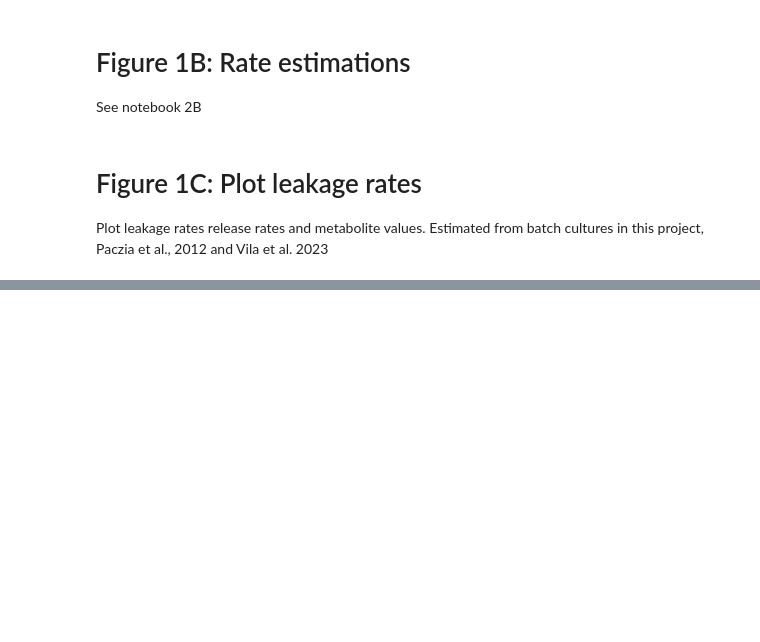
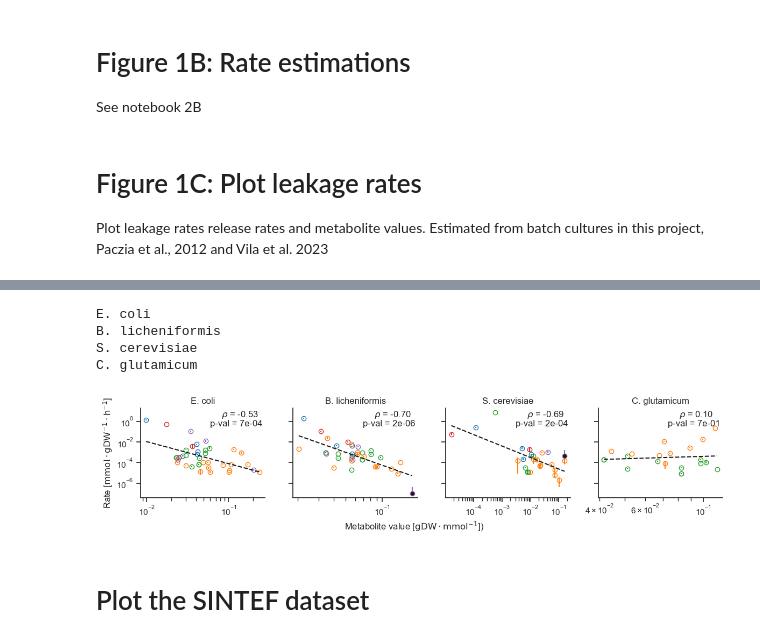
Before and after one commit to sulheim/metabolite-release, a Jupyter notebook: notebooks/1_release_rates/4_div/4C_make_figure_1.ipynb, the cells around one changed output, grey strips where cells are left out. Drawn from its saved outputs; the diff is of its cells as text; code cells hidden in the pictures; blank space fills up the shorter version.

```diff
--- a/notebooks/1_release_rates/4_div/4C_make_figure_1.ipynb
+++ b/notebooks/1_release_rates/4_div/4C_make_figure_1.ipynb
@@ -185,0 +221,6 @@ Plot leakage rates release rates and metabolite values. Estimated from batch cul
+# %%
+df_rates['rate+err'] = df_rates['Rate [mmol/gDW/h]']+df_rates['Std. Err [mmol/gDW/h]']
+df_rates['rate-err'] = df_rates['Rate [mmol/gDW/h]']-df_rates['Std. Err [mmol/gDW/h]']
+
+df_rates['log10(rate+err)'] = np.log10(df_rates['rate+err'])-df_rates['log10(Rate [mmol/gDW/h])']
+df_rates['log10(rate-err)'] = df_rates['log10(Rate [mmol/gDW/h])'] - np.log10(df_rates['rate-err'])
@@ -185,0 +229,4 @@ Plot leakage rates release rates and metabolite values. Estimated from batch cul
+# %%
+df_p = df_rates.loc[df_rates.Dataset == 'Paczia-13', :].copy()
+# yerr = np.array(list(zip(df_p['log10(rate-err)'], df_p['log10(rate+err)']))).T
+yerr = np.array(list(zip(df_p['rate-err'], df_p['rate+err']))).T
@@ -185,0 +240,69 @@ Plot leakage rates release rates and metabolite values. Estimated from batch cul
+# %%
+cmap = plt.cm.tab10
+cclass_color = {'Carboxylic acids':cmap(0), 'Amino acids':cmap(1), 'Organooxygen compounds':cmap(2),
+                'Keto / hydroxy acids':cmap(3), 'Other':cmap(4)}
+# cclass_color = {'Organic acid':'C0', 'Amino acid':'C1', 'Phosphorylated sugar':'C2', 'Other':'C3'}
+# %%
+def linear_fit(slope, intercept, x, n = 20):
+    xarr = np.linspace(x.min(), x.max(), n, endpoint=True)
+    yarr = intercept + slope*xarr
+    return xarr, yarr, 10**xarr, 10**yarr
+# %%
+sns.set(font_scale = 1, style = 'ticks')
+fig, axes = plt.subplots(1,4, figsize = (12, 3), sharey=True)
+species_list = ["E. coli", "B. licheniformis", "S. cerevisiae", "C. glutamicum"]
+# for i, species in enumerate(df_p.Species.unique()):
+for i, species in enumerate(species_list):
+    print(species)
+    nanidx = df_p[['log10(Metabolite value [gDW/mmol])','log10(Rate [mmol/gDW/h])']].isna().any(axis = 1)
+    idxs = (df_p.Species == species) & ~nanidx
+
+    pcolors = df_p.loc[idxs, 'Compound class'].map(cclass_color).values
+    x = df_p.loc[idxs, 'Metabolite value [gDW/mmol]'].values
+    logx = df_p.loc[idxs, 'log10(Metabolite value [gDW/mmol])'].values
+    y = df_p.loc[idxs, 'Rate [mmol/gDW/h]'].values
+    logy = df_p.loc[idxs, 'log10(Rate [mmol/gDW/h])'].values
+    # yierr = yerr[:, idxs]
+    yierr = df_p.loc[idxs, 'Std. Err [mmol/gDW/h]'].values
+    yierr2 = np.array(list(zip(yierr, yierr))).T
+    # axes[i].set_xlim(np.min(x)*1.2, np.max(x)*0.5)
+    for j in range(idxs.sum()):
+        yjerr = yierr2[:, j, np.newaxis]
+        if yjerr[0] > y[j]:
+            yjerr[0] = 0
+            markerfacecolor = 'k'
+        else:
+            markerfacecolor = 'none'
+        axes[i].errorbar(x[j], y[j], yerr = yjerr,  ls = 'none', marker = 'o', c = pcolors[j], zorder = 0,
+                         markeredgecolor=pcolors[j], markerfacecolor=markerfacecolor, ecolor = pcolors[j])
+    axes[i].set_title(species)
+    slope, intercept, rvalue, pvalue, _ = linregress(logx,logy)
+    xarr, yarr, xarr10, yarr10 = linear_fit(slope, intercept, logx)
+    axes[i].plot(xarr10, yarr10, ls = '--', c = 'k')
+    axes[i].annotate(fr'$\rho$ = {rvalue:.2f}', (0.65, 0.9), xycoords = 'axes fraction')
+    axes[i].annotate(fr'p-val = {pvalue:.0e}', (0.56, 0.8), xycoords = 'axes fraction')
+    axes[i].set_yscale('log')
+    axes[i].set_xscale('log')
+    # sns.regplot(x = logx, y = logy, scatter = False, color = 'gray', ax = axes[i], line_kws={'ls':'--', 'lw': 2})#, truncate=False
+
+# axes[0].set_ylabel(r'$\rm{log}_{10}$(Rate [mmol/gDW/h])')
+axes[0].set_ylabel(r'Rate [$\rm{mmol \cdot gDW^{-1} \cdot h^{-1}}$]')
+# axes[3].set_ylim([1e-5, 1])
+
+
+# axes[1].set_xlim([0.015, 0.25])
+# axes[0].set_ylim(-6, 1.5)
+sns.despine()
+fig.supxlabel(r'Metabolite value [$\rm{gDW \cdot mmol^{-1}}$])', y = 0.1, size = 12)
+plt.tight_layout()
+plt.savefig(figure_folder / '1_paczia_rates.pdf')
+# sns.scatterplot(data = df_no_cg_p, x = 'log10(Metabolite value [gDW/mmol])', y = 'log10(Rate [mmol/gDW/h])')
+# p = sns.relplot(data = df_no_cg_p, x = 'log10(Metabolite value [gDW/mmol])', y = 'log10(Rate [mmol/gDW/h])', col = 'Species', col_wrap=3, hue = 'Compound class', s = 100, facet_kws={'sharex': False, 'sharey': False})
+# %% [output]
+E. coli
+B. licheniformis
+S. cerevisiae
+C. glutamicum
+[figure, added]
+# %% [markdown]
+# Plot the SINTEF dataset
```
Also changed, not shown: parts of 19 cells of this notebook, 5 other files.
